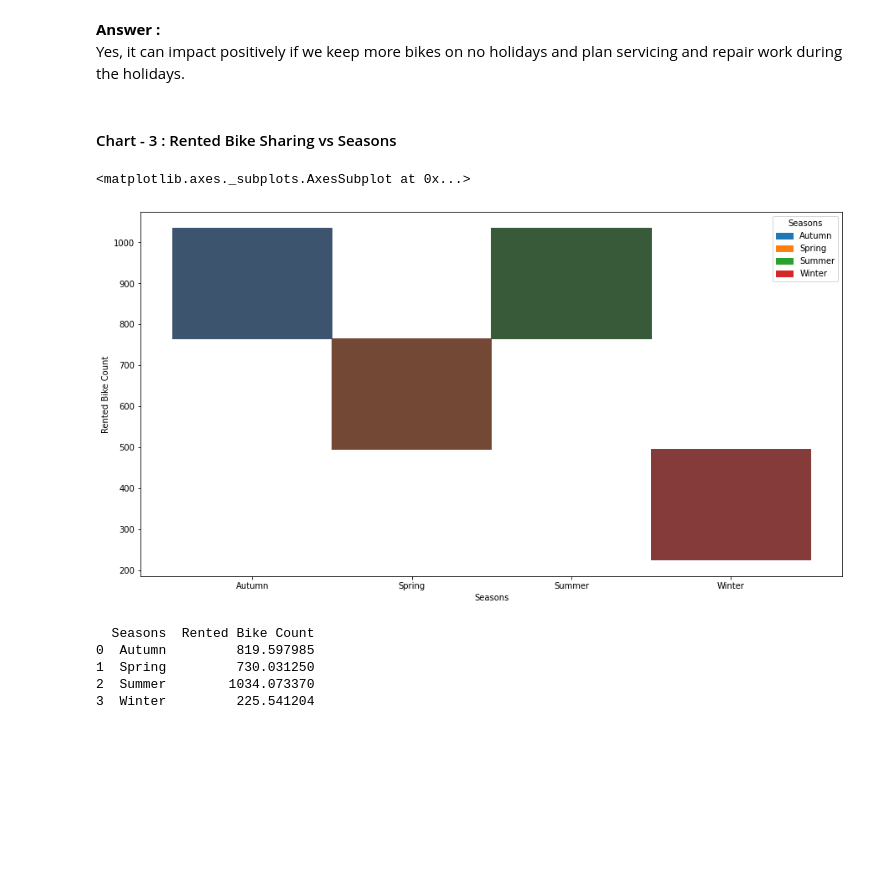
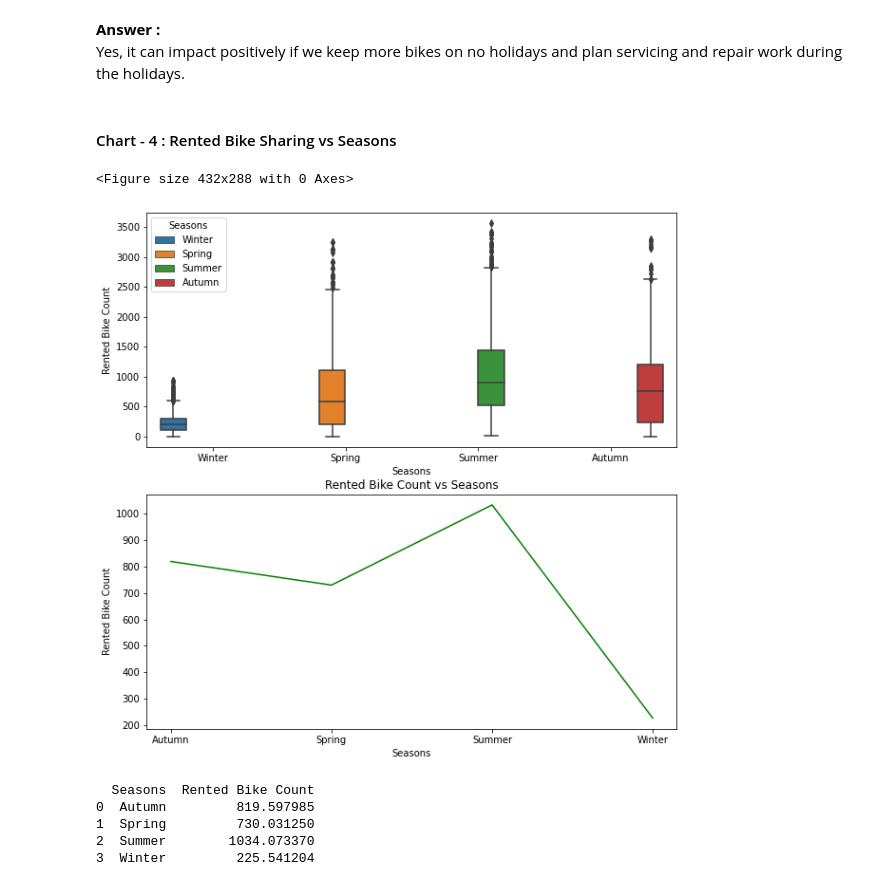
Before and after one commit to ad709kr/Bike-Sharing-Demand-Prediction, a Jupyter notebook: Copy_of_Sample_ML_Submission_Template.ipynb, the cells around one changed output. Cells and saved outputs as stored; diff of their text form; code cells hidden in the pictures; blank space fills up the shorter version.

```diff
--- a/Copy_of_Sample_ML_Submission_Template.ipynb
+++ b/Copy_of_Sample_ML_Submission_Template.ipynb
@@ -470,15 +592,24 @@ Are there any insights that lead to negative growth? Justify with specific reaso
 **Answer :**
 <br> Yes, it can impact positively if we keep more bikes on no holidays and plan servicing and repair work during the holidays.
 # %% [markdown]
-#### Chart - 3 : Rented Bike Sharing vs Seasons
+#### Chart - 4 : Rented Bike Sharing vs Seasons
 # %%
 # Chart - 3 visualization code
-plt.figure(figsize=(15,8))
+plt.figure(1)
+plt.figure(figsize=(10,10))
+plt.subplot(211)
+sns.boxplot(x=file['Seasons'], y=file['Rented Bike Count'],hue = file['Seasons'])
+
+plt.subplot(212)
 df = pd.DataFrame(file.groupby(['Seasons']).mean().reset_index())
-sns.histplot(x=df['Seasons'], y=df['Rented Bike Count'],hue = df['Seasons'])
+plt.plot(df['Seasons'], df['Rented Bike Count'],'g')
+plt.xlabel('Seasons')
+plt.ylabel('Rented Bike Count')
+plt.title('Rented Bike Count vs Seasons')
+plt.show()
 # %% [output]
-<matplotlib.axes._subplots.AxesSubplot at 0x...>
+<Figure size 432x288 with 0 Axes>
-[figure, old version]
+[figure, new version]
 # %%
 print(df[['Seasons','Rented Bike Count']])
 # %% [output]
```
Also changed, not shown: parts of 192 cells of this notebook.
